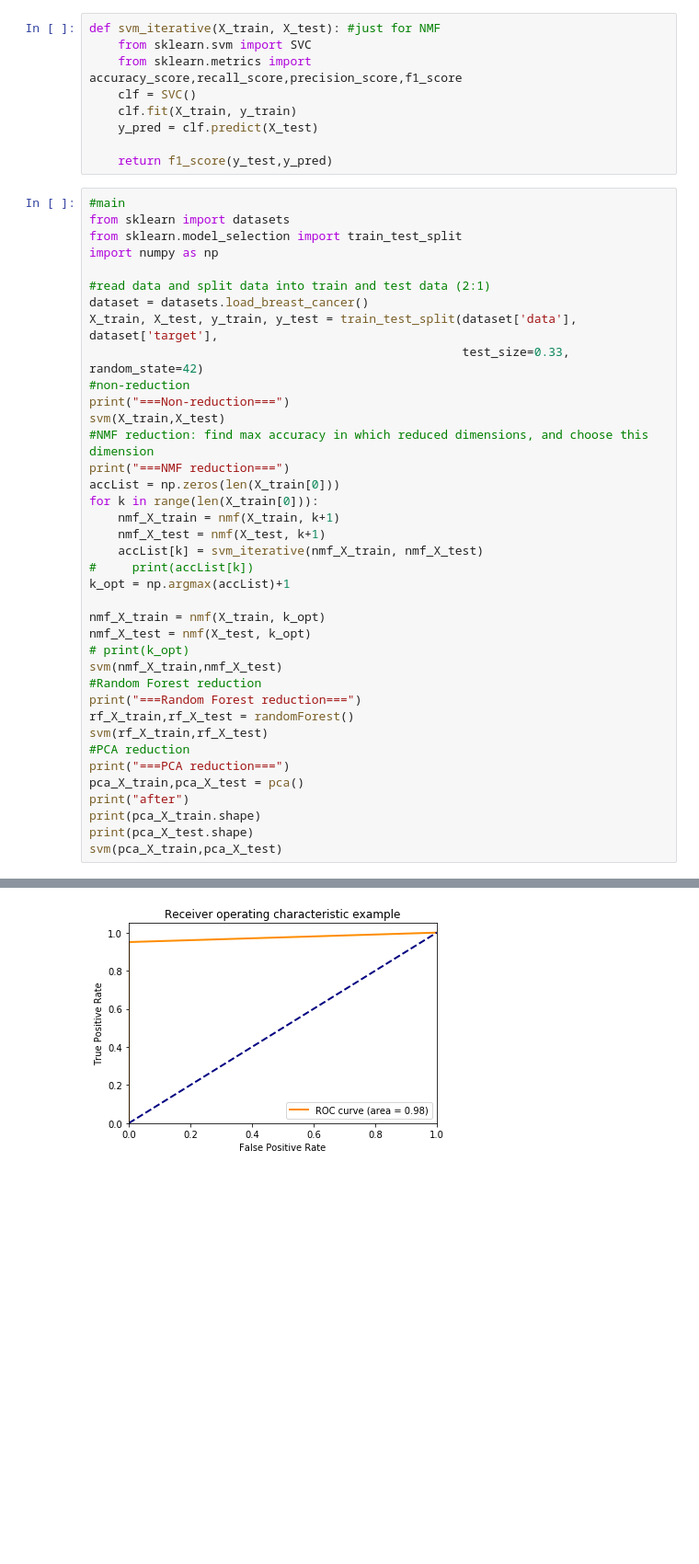
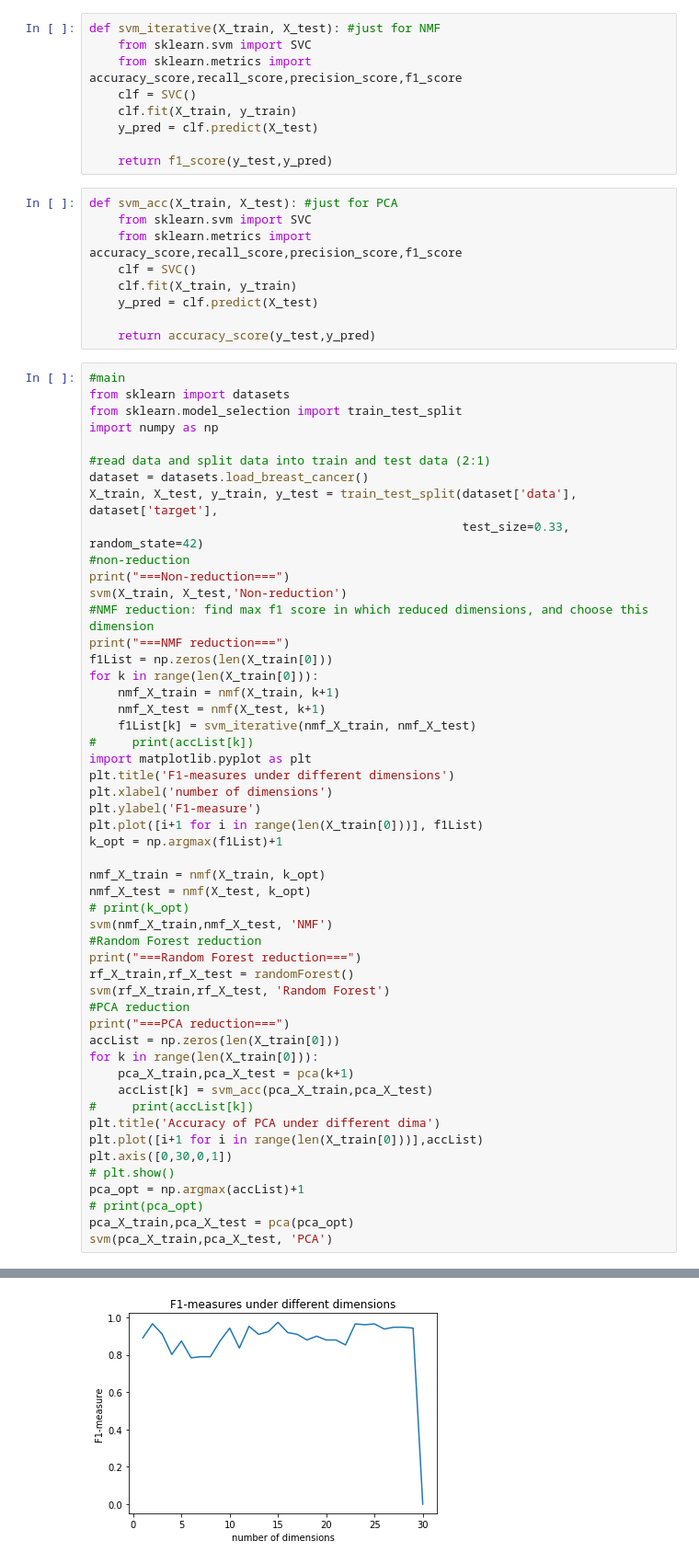
Before and after one commit to KIHOSI/DataMining, a Jupyter notebook: Reduction/reduction2.ipynb, the cells around one changed output, grey strips where cells are left out. Shown at 92% size. Saved outputs shown, nothing was run; the diff lists cells and outputs as text; blank space fills up the shorter version.

```diff
--- a/Reduction/reduction2.ipynb
+++ b/Reduction/reduction2.ipynb
@@ -133,6 +131,15 @@ def svm_iterative(X_train, X_test): #just for NMF
     y_pred = clf.predict(X_test)
 
     return f1_score(y_test,y_pred)
+# %%
+def svm_acc(X_train, X_test): #just for PCA
+    from sklearn.svm import SVC
+    from sklearn.metrics import accuracy_score,recall_score,precision_score,f1_score
+    clf = SVC()
+    clf.fit(X_train, y_train)
+    y_pred = clf.predict(X_test)
+
+    return accuracy_score(y_test,y_pred)
 # %%
 #main
 from sklearn import datasets
@@ -145,31 +152,44 @@ X_train, X_test, y_train, y_test = train_test_split(dataset['data'], dataset['ta
                                                     test_size=0.33, random_state=42)
 #non-reduction
 print("===Non-reduction===")
-svm(X_train,X_test)
-#NMF reduction: find max accuracy in which reduced dimensions, and choose this dimension
+svm(X_train, X_test,'Non-reduction')
+#NMF reduction: find max f1 score in which reduced dimensions, and choose this dimension
 print("===NMF reduction===")
-accList = np.zeros(len(X_train[0]))
+f1List = np.zeros(len(X_train[0]))
 for k in range(len(X_train[0])):
     nmf_X_train = nmf(X_train, k+1)
     nmf_X_test = nmf(X_test, k+1)
-    accList[k] = svm_iterative(nmf_X_train, nmf_X_test)
+    f1List[k] = svm_iterative(nmf_X_train, nmf_X_test)
 #     print(accList[k])
-k_opt = np.argmax(accList)+1
+import matplotlib.pyplot as plt
+plt.title('F1-measures under different dimensions')
+plt.xlabel('number of dimensions')
+plt.ylabel('F1-measure')
+plt.plot([i+1 for i in range(len(X_train[0]))], f1List)
+k_opt = np.argmax(f1List)+1
 
 nmf_X_train = nmf(X_train, k_opt)
 nmf_X_test = nmf(X_test, k_opt)
 # print(k_opt)
-svm(nmf_X_train,nmf_X_test)
+svm(nmf_X_train,nmf_X_test, 'NMF')
 #Random Forest reduction
 print("===Random Forest reduction===")
 rf_X_train,rf_X_test = randomForest()
-svm(rf_X_train,rf_X_test)
+svm(rf_X_train,rf_X_test, 'Random Forest')
 #PCA reduction
 print("===PCA reduction===")
-pca_X_train,pca_X_test = pca()
-print("after")
-print(pca_X_train.shape)
-print(pca_X_test.shape)
-svm(pca_X_train,pca_X_test)
+accList = np.zeros(len(X_train[0]))
+for k in range(len(X_train[0])):
+    pca_X_train,pca_X_test = pca(k+1)
+    accList[k] = svm_acc(pca_X_train,pca_X_test)
+#     print(accList[k])
+plt.title('Accuracy of PCA under different dima')
+plt.plot([i+1 for i in range(len(X_train[0]))],accList)
+plt.axis([0,30,0,1])
+# plt.show()
+pca_opt = np.argmax(accList)+1
+# print(pca_opt)
+pca_X_train,pca_X_test = pca(pca_opt)
+svm(pca_X_train,pca_X_test, 'PCA')
 # %% [output]
 ===Non-reduction===
@@ -206 +220 @@ F1-measure:
-[figure, old version]
+[figure, new version]
```
Also changed, not shown: parts of 3 cells of this notebook.
